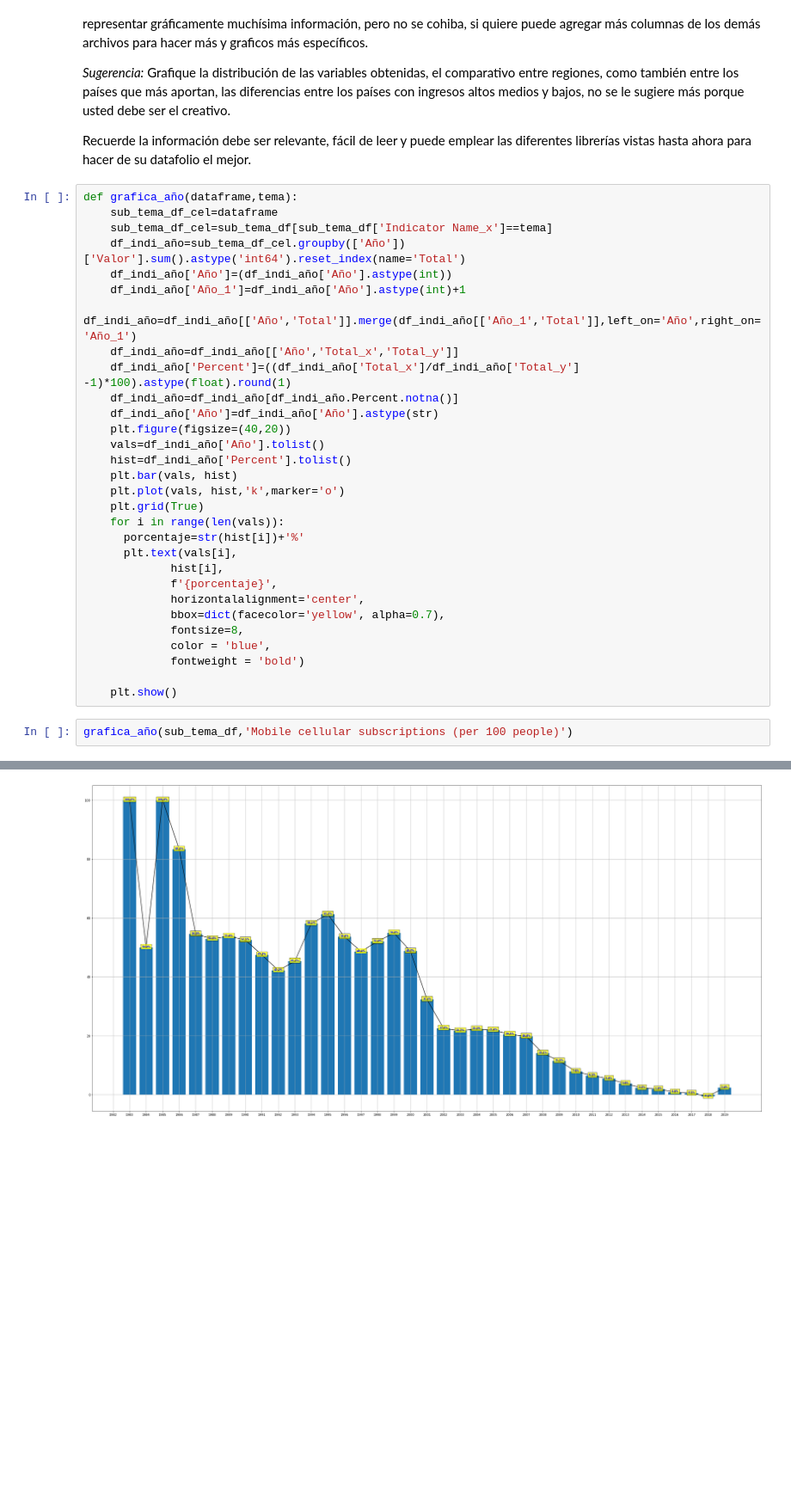
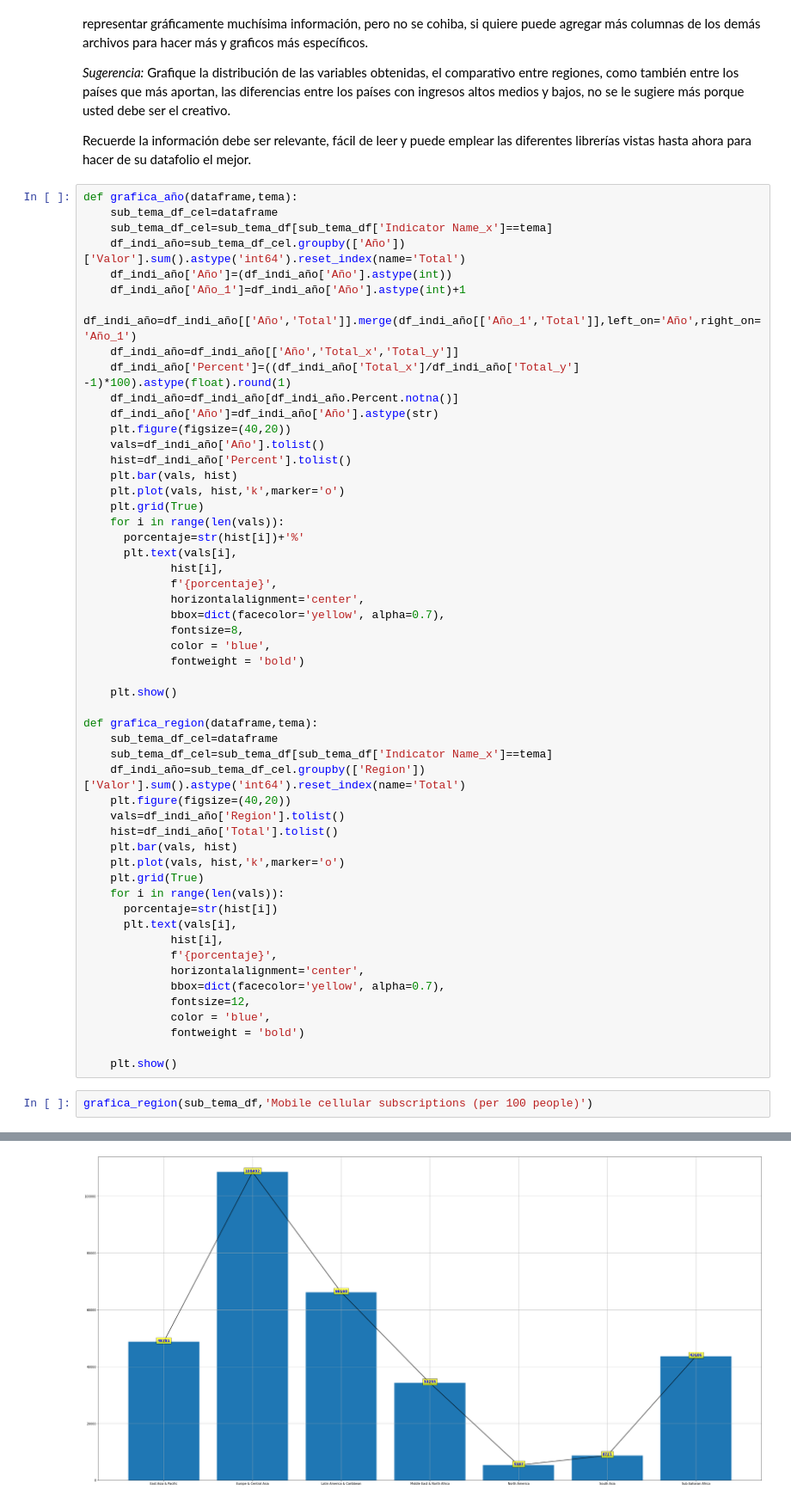
Before and after one commit to Brayanpaezperez/Trabajos_2_semestre, a Jupyter notebook: Datafolio/WDI - Datafolio.ipynb, the cells around one changed output, grey strips where cells are left out. Shown at 86% size. Cells and saved outputs as stored; diff of their text form; blank space fills up the shorter version.

```diff
--- a/Datafolio/WDI - Datafolio.ipynb
+++ b/Datafolio/WDI - Datafolio.ipynb
@@ -155,6 +155,29 @@ def grafica_año(dataframe,tema):
              fontweight = 'bold')
 
     plt.show()
+
+def grafica_region(dataframe,tema):
+    sub_tema_df_cel=dataframe
+    sub_tema_df_cel=sub_tema_df[sub_tema_df['Indicator Name_x']==tema]
+    df_indi_año=sub_tema_df_cel.groupby(['Region'])['Valor'].sum().astype('int64').reset_index(name='Total')
+    plt.figure(figsize=(40,20))
+    vals=df_indi_año['Region'].tolist()
+    hist=df_indi_año['Total'].tolist()
+    plt.bar(vals, hist)
+    plt.plot(vals, hist,'k',marker='o')
+    plt.grid(True)
+    for i in range(len(vals)):
+      porcentaje=str(hist[i])
+      plt.text(vals[i],
+             hist[i],
+             f'{porcentaje}',
+             horizontalalignment='center',
+             bbox=dict(facecolor='yellow', alpha=0.7),
+             fontsize=12,
+             color = 'blue',
+             fontweight = 'bold')
+
+    plt.show()
 # %%
-grafica_año(sub_tema_df,'Mobile cellular subscriptions (per 100 people)')
+grafica_region(sub_tema_df,'Mobile cellular subscriptions (per 100 people)')
 # %% [output]
@@ -163 +184 @@ posx and posy should be finite values
-[figure, old version]
+[figure, new version]
```
Also changed, not shown: parts of 3 cells of this notebook.
